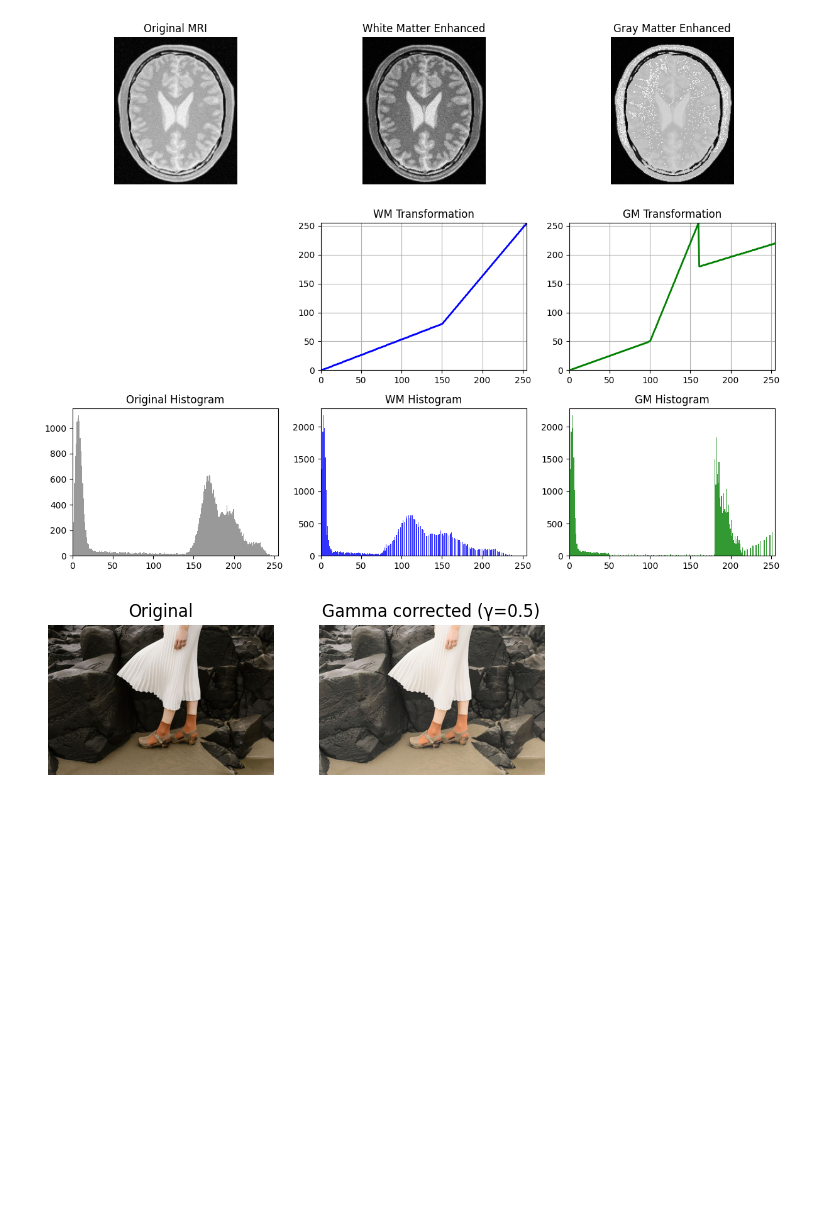
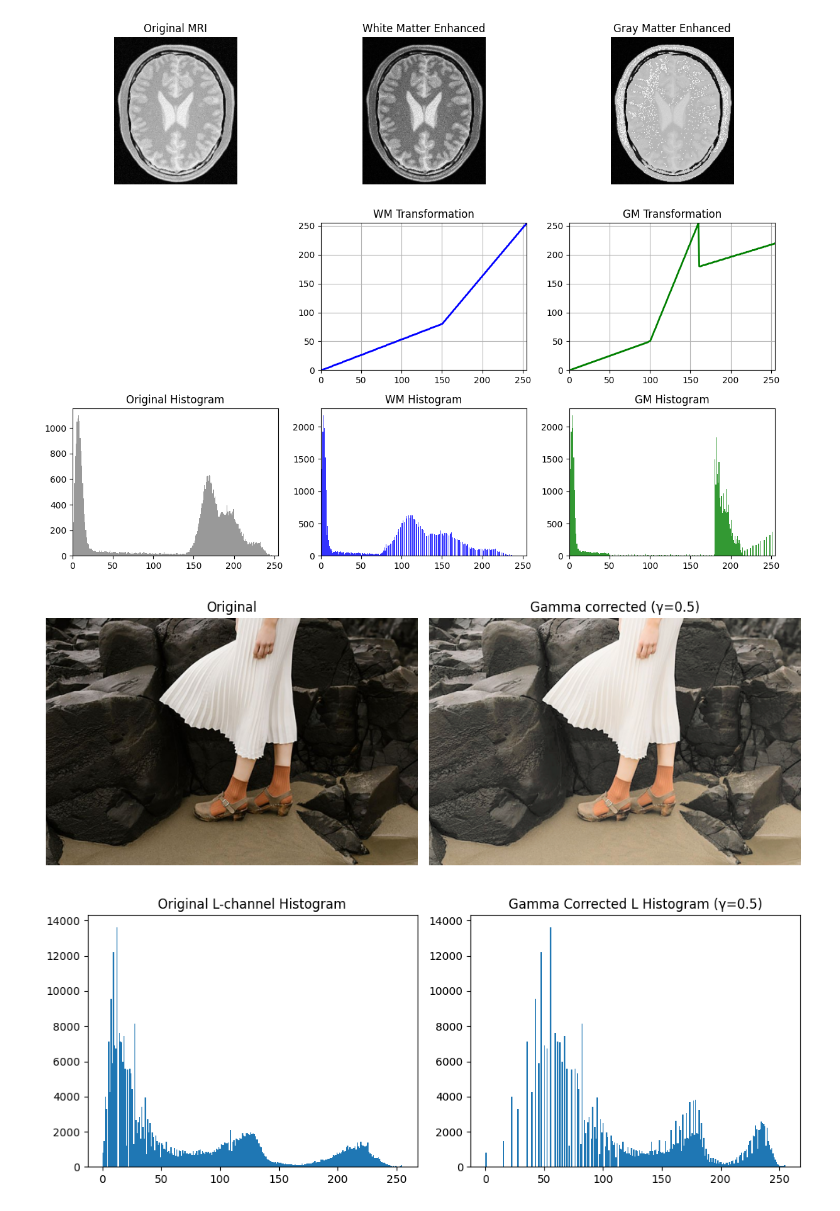
Before and after one commit to Dulavinya/EN3160-ImageProcessing, a Jupyter notebook: A01.ipynb, the cells around one changed output. Saved outputs shown, nothing was run; the diff lists cells and outputs as text; code cells hidden in the pictures; blank space fills up the shorter version.

```diff
--- a/A01.ipynb
+++ b/A01.ipynb
@@ -142,31 +142,54 @@ plt.show()
 # %%
 import cv2
 import numpy as np
 import matplotlib.pyplot as plt
 
 # Load image
 img = cv2.imread("images/a1images/highlights_and_shadows.jpg")
+if img is None:
+    raise FileNotFoundError("Check the file path")
 
-# Convert to Lab color space
+# Convert to Lab
 lab = cv2.cvtColor(img, cv2.COLOR_BGR2Lab)
 L, a, b = cv2.split(lab)
 
-# Normalize L to 0–1
-L_norm = L / 255.0
+# Gamma value (<1 brightens, >1 darkens)
+gamma = 0.5
 
-# Gamma value
-gamma = 0.5  # example
+# Build gamma LUT (0–255 input → gamma corrected output)
+t = np.array([(i / 255.0) ** gamma * 255 for i in np.arange(256)], dtype=np.uint8)
 
-# Apply gamma correction
-L_gamma = np.clip((L_norm ** gamma) * 255, 0, 255).astype(np.uint8)
+# Apply to L channel
+L_gamma = cv2.LUT(L, t)
 
-# Merge back
+# Merge back and convert to BGR
 lab_gamma = cv2.merge((L_gamma, a, b))
 img_gamma = cv2.cvtColor(lab_gamma, cv2.COLOR_Lab2BGR)
 
-# Show original & corrected images
-plt.subplot(1,2,1); plt.imshow(cv2.cvtColor(img, cv2.COLOR_BGR2RGB)); plt.title("Original"); plt.axis('off')
-plt.subplot(1,2,2); plt.imshow(cv2.cvtColor(img_gamma, cv2.COLOR_BGR2RGB)); plt.title(f"Gamma corrected (γ={gamma})"); plt.axis('off')
+# Show original and corrected
+plt.figure(figsize=(10,4))
+plt.subplot(1,2,1)
+plt.imshow(cv2.cvtColor(img, cv2.COLOR_BGR2RGB))
+plt.title("Original")
+plt.axis("off")
+
+plt.subplot(1,2,2)
+plt.imshow(cv2.cvtColor(img_gamma, cv2.COLOR_BGR2RGB))
+plt.title(f"Gamma corrected (γ={gamma})")
+plt.axis("off")
+plt.tight_layout()
 plt.show()
+
+# Show histograms separately
+plt.figure(figsize=(10,4))
+plt.subplot(1,2,1)
+plt.hist(L.ravel(), bins=256, range=(0,255))
+plt.title("Original L-channel Histogram")
+plt.subplot(1,2,2)
+plt.hist(L_gamma.ravel(), bins=256, range=(0,255))
+plt.title(f"Gamma Corrected L Histogram (γ={gamma})")
+plt.tight_layout()
+plt.show()
 # %% [output]
-[figure, old version]
+[figure, new version]
+[figure, added]
```
Also changed, not shown: parts of 1 cell of this notebook.
